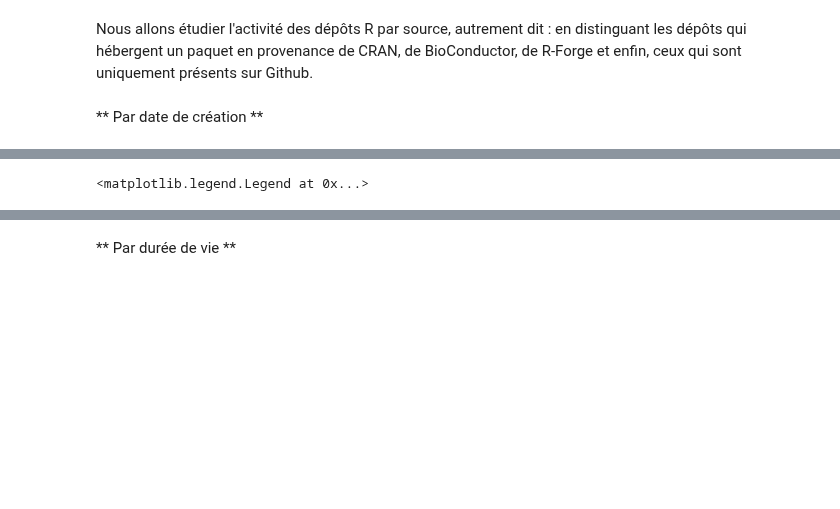
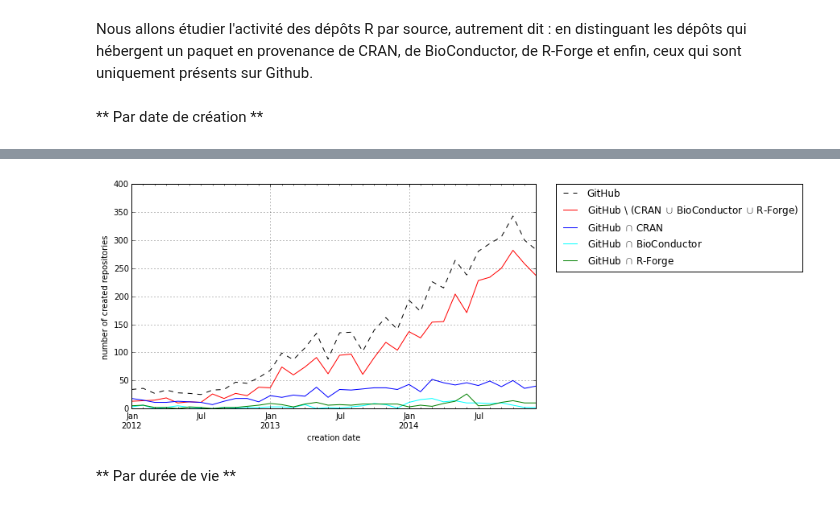
Before and after one commit to maelick/GitHub-API-Helpers, a Jupyter notebook: IWSECO2015/notebooks/Presentation - Repository activity.ipynb, the cells around one changed output, grey strips where cells are left out. Saved outputs shown, nothing was run; the diff lists cells and outputs as text; code cells hidden in the pictures; blank space fills up the shorter version.

```diff
--- a/IWSECO2015/notebooks/Presentation - Repository activity.ipynb
+++ b/IWSECO2015/notebooks/Presentation - Repository activity.ipynb
@@ -34,10 +35,10 @@ _.set_ylabel('accumulated number of packages')
 # %%
 t = pandas.stats.moments.rolling_sum(y, freq='1M', how='sum', min_periods=0, window=1)['2012-01-01':'2014-12-31']
-t = t.plot(figsize=(9,5), ylim=(0,400), style=['k--', "red", "blue", "green", "cyan"])
+t = t.plot(figsize=(9,5), ylim=(0,400), style=['k--', "red", "blue", "cyan", "green"])
 
 t.set_xlabel('creation date')
-t.set_ylabel('number of repositories')
-t.legend(('GitHub', 'GitHub \ (CRAN $\cup$ BioConductor $\cup$ R-Forge)', 'GitHub $\cap$ CRAN', 'GitHub $\cap$ BioConductor', 'GitHub $\cap$ R-Forge'), loc='best')
-t.legend(bbox_to_anchor=(1.05, 1), loc=2, borderaxespad=0.)
+t.set_ylabel('number of created repositories')
+t.legend(('GitHub', 'GitHub \ (CRAN $\cup$ BioConductor $\cup$ R-Forge)', 'GitHub $\cap$ CRAN', 'GitHub $\cap$ BioConductor', 'GitHub $\cap$ R-Forge'), bbox_to_anchor=(1.05, 1), loc=2, borderaxespad=0.)
+
+plt.savefig("new_repositories_by_month.svg", bbox_inches="tight")
 # %% [output]
-<matplotlib.legend.Legend at 0x...>
@@ -45,3 +45,4 @@ t.legend(bbox_to_anchor=(1.05, 1), loc=2, borderaxespad=0.)
+[figure, added]
 # %% [markdown]
 ** Par durée de vie **
 # %%
```
Also changed, not shown: parts of 5 cells of this notebook, 2 other files.
